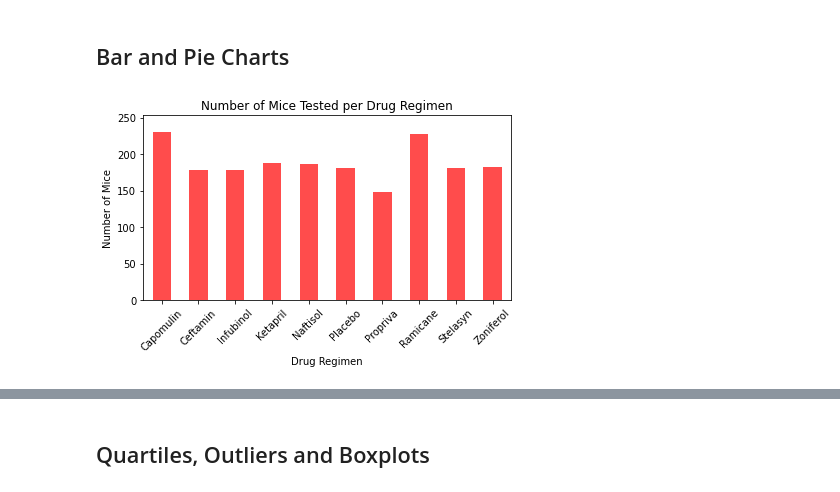
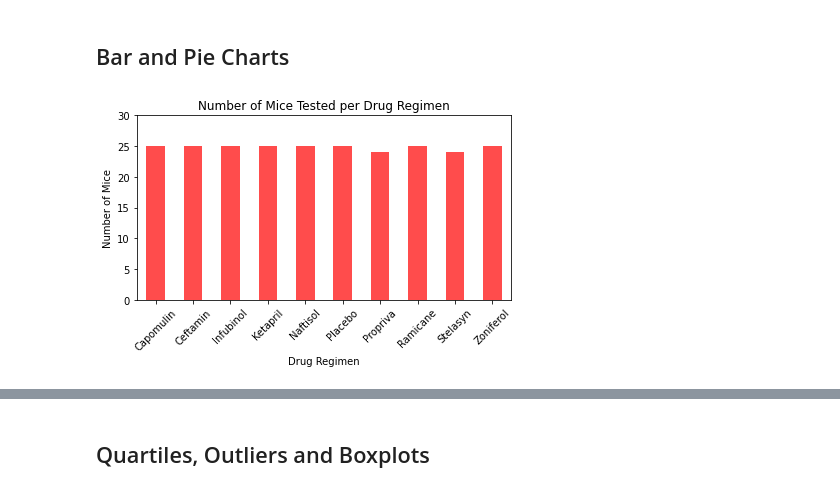
Before and after one commit to Kevin-McConchie/matplotlib-plots, a Jupyter notebook: pymaceuticals_Inc..ipynb, the cells around one changed output, grey strips where cells are left out. Saved outputs shown, nothing was run; the diff lists cells and outputs as text; code cells hidden in the pictures.

```diff
--- a/pymaceuticals_Inc..ipynb
+++ b/pymaceuticals_Inc..ipynb
@@ -134,27 +134,27 @@ clean_df.groupby("Drug Regimen")["Tumor Volume (mm3)"].agg(["mean","median","var
 # %%
 # Generate a bar plot showing the total number of mice for each treatment throughout the course of the study using pandas.
 
 # create groupby for bar chart
-regimen_mouse_count = mouse_study_df.groupby("Drug Regimen").count()["Mouse ID"]
+regimen_mouse_count = mouse_study_df.groupby("Drug Regimen").nunique()["Mouse ID"]
 
 # create chart
 regimen_mouse_count.plot(kind="bar",color= "red",alpha=0.7)
 plt.xticks(rotation=45)
 
 # Set y limit
-plt.ylim(0, max(regimen_mouse_count[[1]])+75)
+plt.ylim(0, max(regimen_mouse_count[[1]])+5)
 
 
 # Set a Title and labels
 plt.title("Number of Mice Tested per Drug Regimen")
 plt.ylabel("Number of Mice")
 
 # # Save graph
 plt.tight_layout()
-# plt.savefig("Images/pandas_mouse_count.png")
-# plt.show()
+plt.savefig("Images/pandas_mouse_count.png")
+plt.show()
 # %% [output]
-[figure, old version]
+[figure, new version]
 # %%
 # Generate a bar plot showing the total number of mice for each treatment throughout the course of the study using pyplot.
 
```
Also changed, not shown: parts of 6 cells of this notebook, 6 other files.
